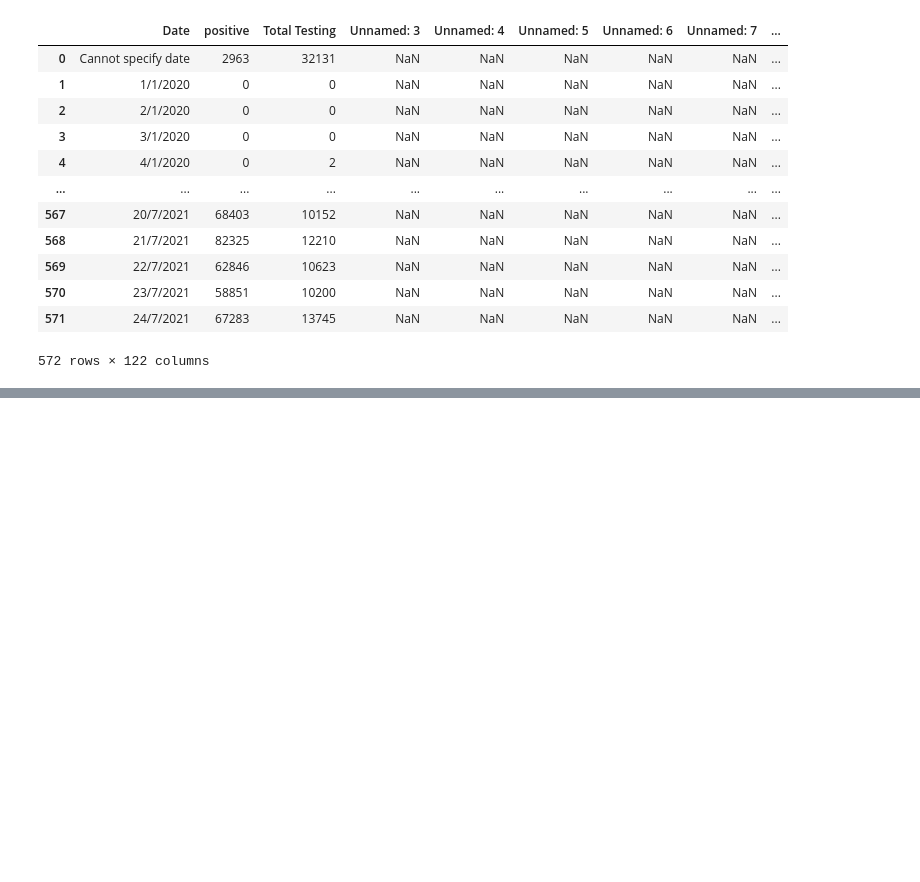
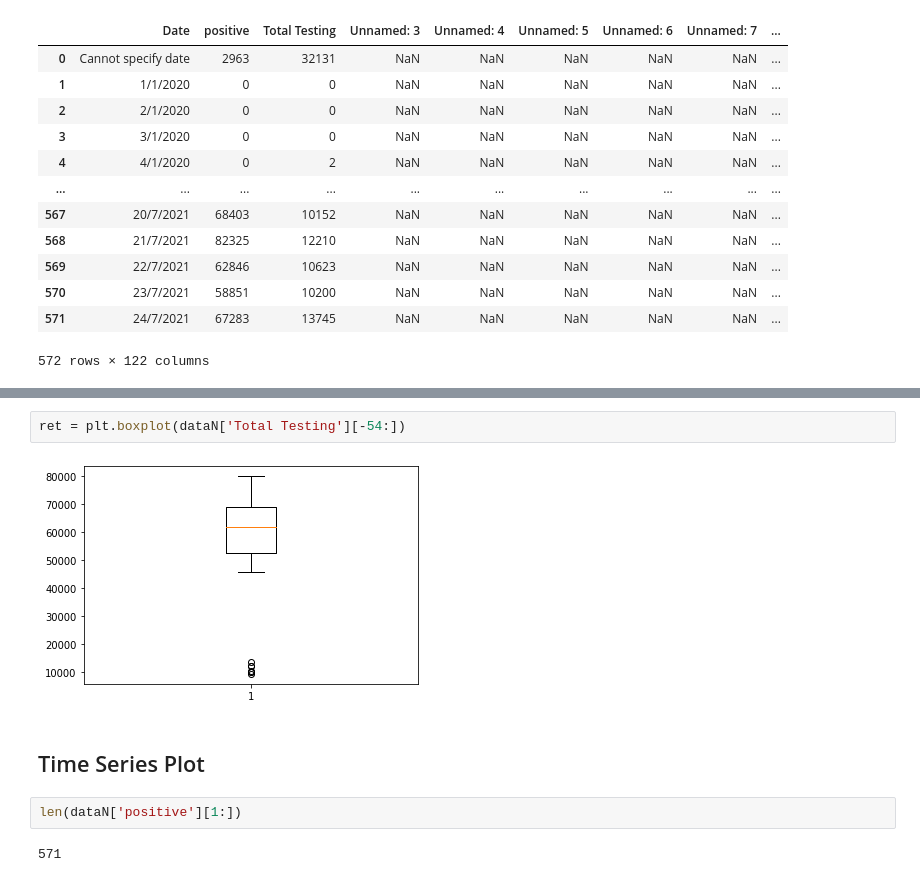
Before and after one commit to Chanakarn06/DWDM21, a Jupyter notebook: Data102_(Chapter2).ipynb, the cells around one changed output, grey strips where cells are left out. Drawn from its saved outputs; the diff is of its cells as text; blank space fills up the shorter version.

```diff
--- a/Data102_(Chapter2).ipynb
+++ b/Data102_(Chapter2).ipynb
@@ -34,0 +203,10 @@ data
+# %%
+ret = plt.boxplot(dataN['Total Testing'][-54:])
+# %% [output]
+[figure, added]
+# %% [markdown]
+## Time Series Plot
+# %%
+len(dataN['positive'][1:])
+# %% [output]
+571
```
Also changed, not shown: parts of 24 cells of this notebook.
